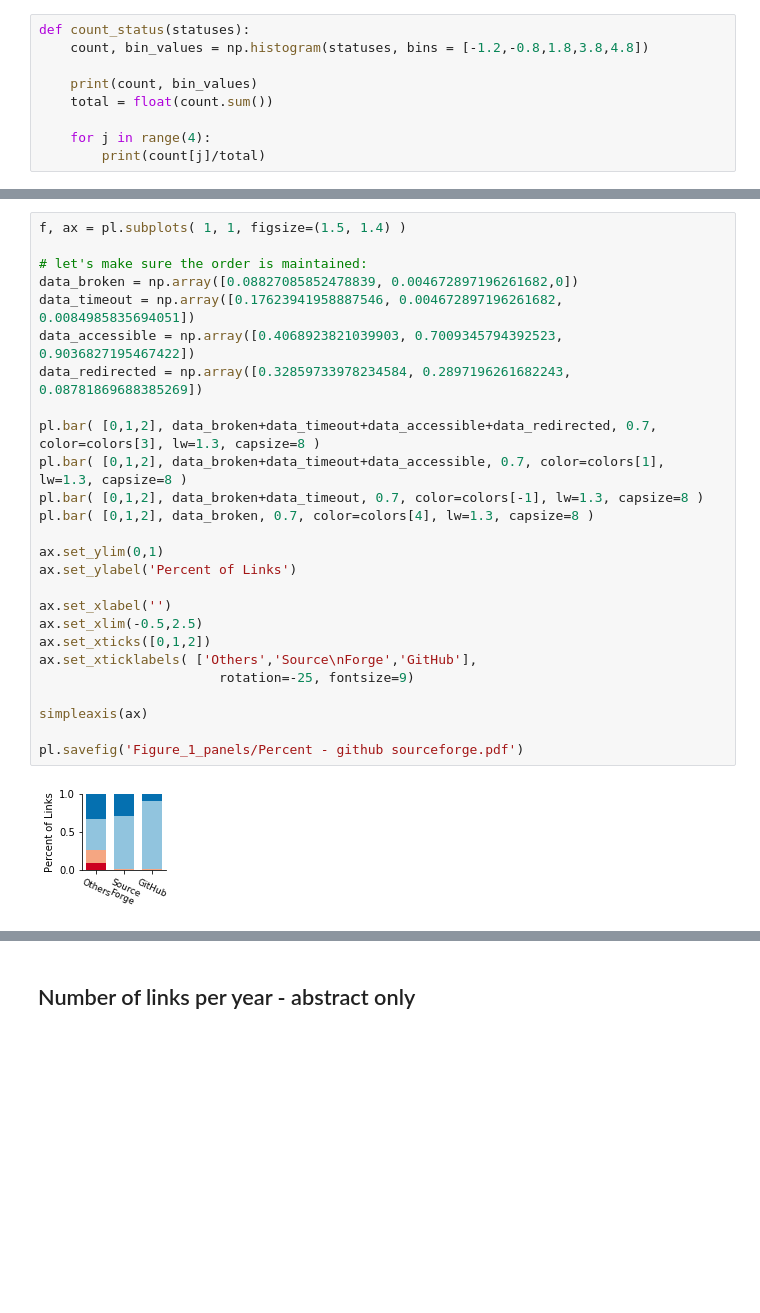
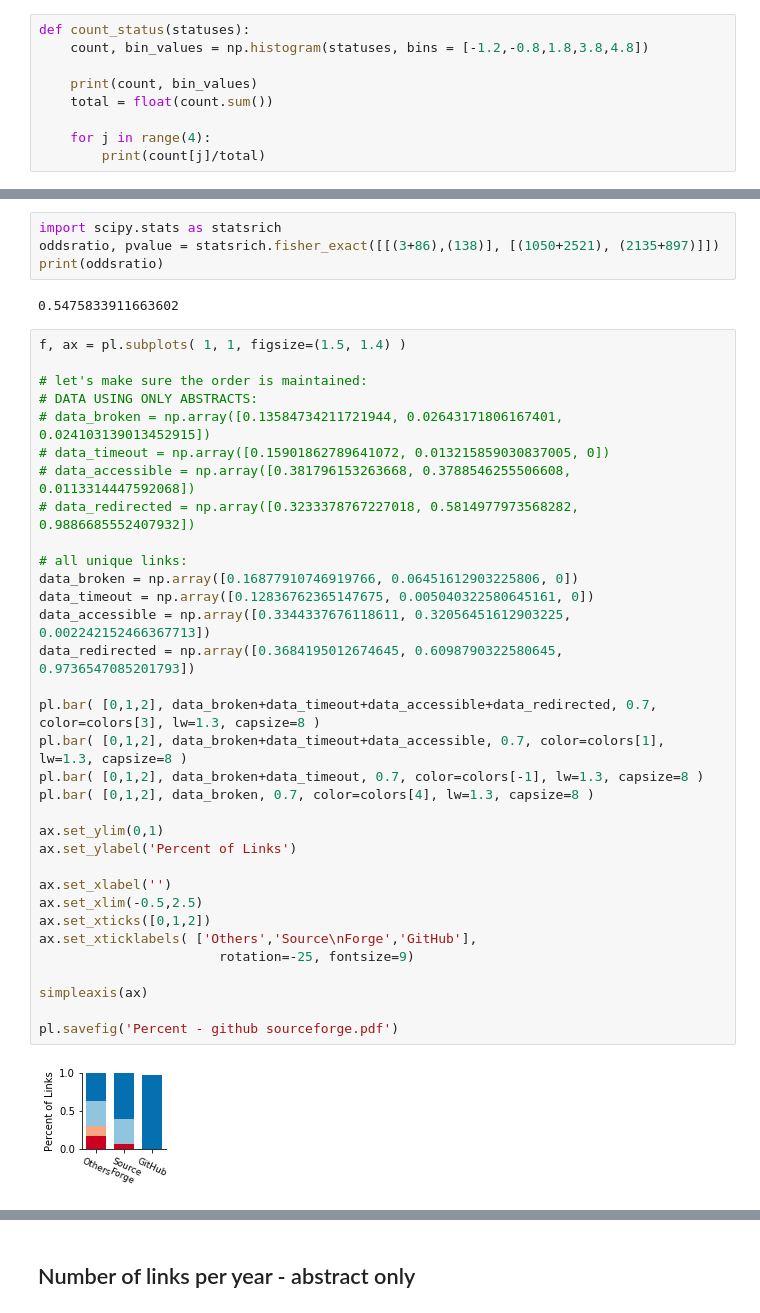
Before and after one commit to smangul1/good.software, a Jupyter notebook: analysis/Figure1.ipynb, the cells around one changed output, grey strips where cells are left out. Saved outputs shown, nothing was run; the diff lists cells and outputs as text; blank space fills up the shorter version.

```diff
--- a/analysis/Figure1.ipynb
+++ b/analysis/Figure1.ipynb
@@ -624,31 +634,44 @@ count_status(uniqLabs_others.status)
+# %%
+import scipy.stats as statsrich
+oddsratio, pvalue = statsrich.fisher_exact([[(3+86),(138)], [(1050+2521), (2135+897)]])
+print(oddsratio)
+# %% [output]
+0.5475833911663602
 # %%
 f, ax = pl.subplots( 1, 1, figsize=(1.5, 1.4) )
 
 # let's make sure the order is maintained:
-data_broken = np.array([0.08827085852478839, 0.004672897196261682,0])
-data_timeout = np.array([0.17623941958887546, 0.004672897196261682, 0.0084985835694051])
-data_accessible = np.array([0.4068923821039903, 0.7009345794392523, 0.9036827195467422])
-data_redirected = np.array([0.32859733978234584, 0.2897196261682243, 0.08781869688385269])
+# DATA USING ONLY ABSTRACTS:
+# data_broken = np.array([0.13584734211721944, 0.02643171806167401, 0.024103139013452915])
+# data_timeout = np.array([0.15901862789641072, 0.013215859030837005, 0])
+# data_accessible = np.array([0.381796153263668, 0.3788546255506608, 0.0113314447592068])
+# data_redirected = np.array([0.3233378767227018, 0.5814977973568282, 0.9886685552407932])
+
+# all unique links:
+data_broken = np.array([0.16877910746919766, 0.06451612903225806, 0])
+data_timeout = np.array([0.12836762365147675, 0.005040322580645161, 0])
+data_accessible = np.array([0.3344337676118611, 0.32056451612903225, 0.002242152466367713])
+data_redirected = np.array([0.3684195012674645, 0.6098790322580645, 0.9736547085201793])
 
 pl.bar( [0,1,2], data_broken+data_timeout+data_accessible+data_redirected, 0.7, color=colors[3], lw=1.3, capsize=8 )
 pl.bar( [0,1,2], data_broken+data_timeout+data_accessible, 0.7, color=colors[1], lw=1.3, capsize=8 )
 pl.bar( [0,1,2], data_broken+data_timeout, 0.7, color=colors[-1], lw=1.3, capsize=8 )
 pl.bar( [0,1,2], data_broken, 0.7, color=colors[4], lw=1.3, capsize=8 )
 
 ax.set_ylim(0,1)
 ax.set_ylabel('Percent of Links')
 
 ax.set_xlabel('')
 ax.set_xlim(-0.5,2.5)
 ax.set_xticks([0,1,2])
 ax.set_xticklabels( ['Others','Source\nForge','GitHub'],
                        rotation=-25, fontsize=9)
 
 simpleaxis(ax)
 
-pl.savefig('Figure_1_panels/Percent - github sourceforge.pdf')
+pl.savefig('Percent - github sourceforge.pdf')
 # %% [output]
-[figure, old version]
+[figure, new version]
 # %%
 f, ax = pl.subplots(1, 1, figsize=(2.,1.6))
 
```
Also changed, not shown: parts of 44 cells of this notebook, 20 other files.
